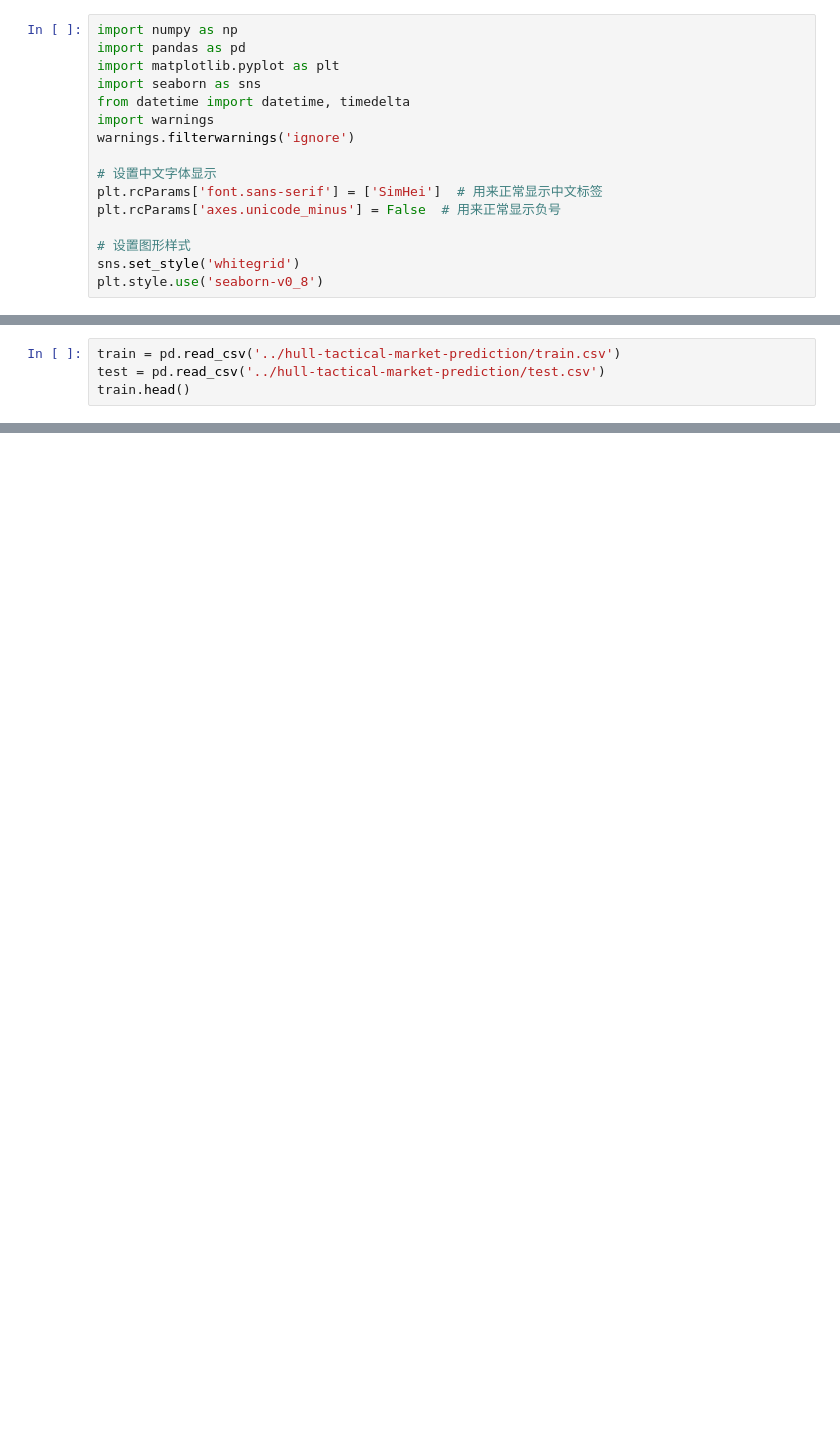
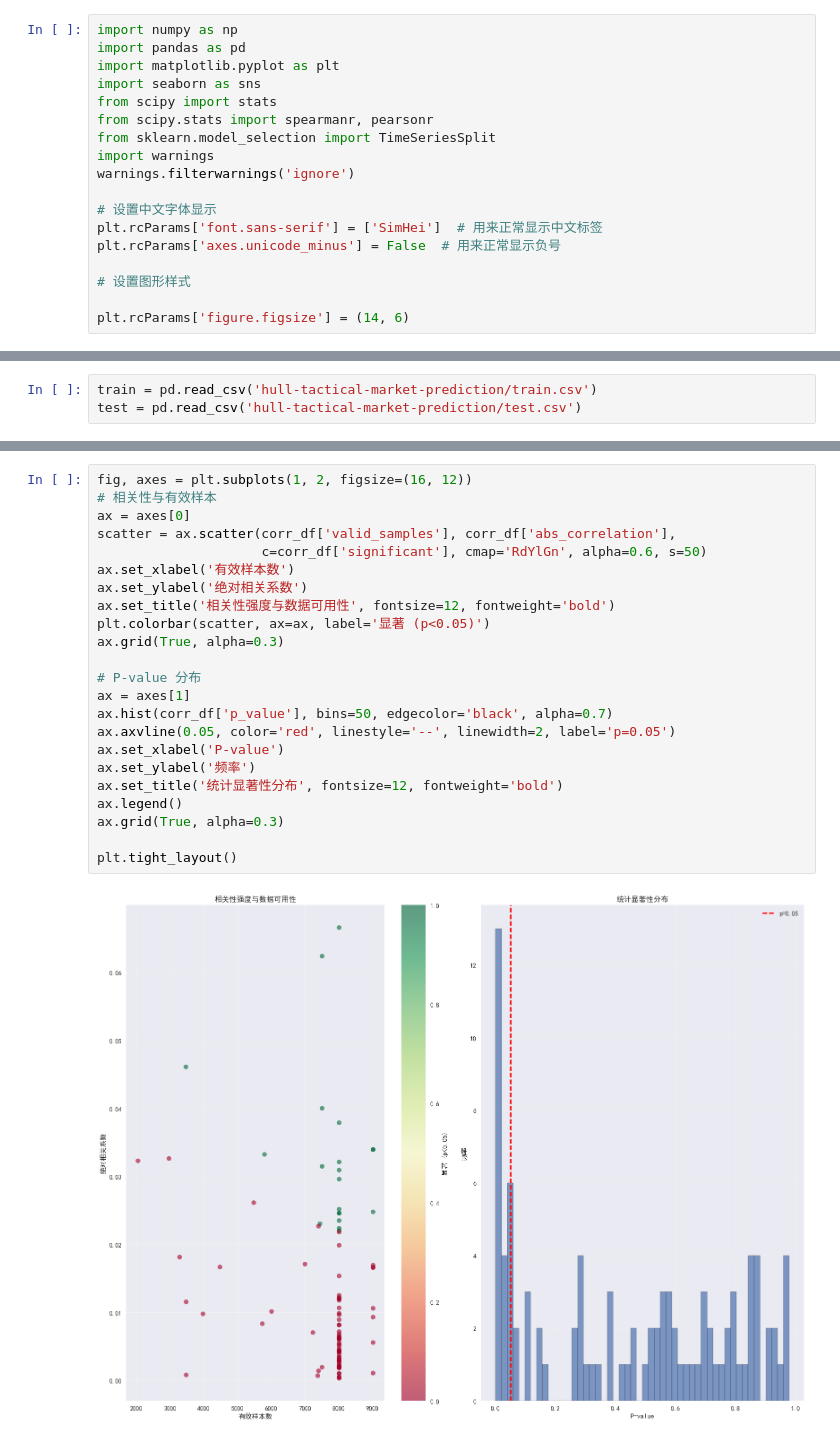
Before and after one commit to tothemooooon/Hull-Tactical-Market-Prediction, a Jupyter notebook: baseline.ipynb, the cells around one changed output, grey strips where cells are left out. Cells and saved outputs as stored; diff of their text form; blank space fills up the shorter version.

```diff
--- a/baseline.ipynb
+++ b/baseline.ipynb
@@ -3,7 +3,9 @@ import numpy as np
 import pandas as pd
 import matplotlib.pyplot as plt
 import seaborn as sns
-from datetime import datetime, timedelta
+from scipy import stats
+from scipy.stats import spearmanr, pearsonr
+from sklearn.model_selection import TimeSeriesSplit
 import warnings
 warnings.filterwarnings('ignore')
 
@@ -12,5 +14,5 @@ plt.rcParams['font.sans-serif'] = ['SimHei']  # 用来正常显示中文标签
 plt.rcParams['axes.unicode_minus'] = False  # 用来正常显示负号
 
 # 设置图形样式
-sns.set_style('whitegrid')
-plt.style.use('seaborn-v0_8')
+
+plt.rcParams['figure.figsize'] = (14, 6)
@@ -17,4 +21,3 @@ plt.style.use('seaborn-v0_8')
 # %%
-train = pd.read_csv('../hull-tactical-market-prediction/train.csv')
-test = pd.read_csv('../hull-tactical-market-prediction/test.csv')
-train.head()
+train = pd.read_csv('hull-tactical-market-prediction/train.csv')
+test = pd.read_csv('hull-tactical-market-prediction/test.csv')
@@ -22,0 +396,25 @@ FileNotFoundError: [Errno 2] No such file or directory: '../hull-tactical-market
+# %%
+fig, axes = plt.subplots(1, 2, figsize=(16, 12))
+# 相关性与有效样本
+ax = axes[0]
+scatter = ax.scatter(corr_df['valid_samples'], corr_df['abs_correlation'],
+                     c=corr_df['significant'], cmap='RdYlGn', alpha=0.6, s=50)
+ax.set_xlabel('有效样本数')
+ax.set_ylabel('绝对相关系数')
+ax.set_title('相关性强度与数据可用性', fontsize=12, fontweight='bold')
+plt.colorbar(scatter, ax=ax, label='显著 (p<0.05)')
+ax.grid(True, alpha=0.3)
+
+# P-value 分布
+ax = axes[1]
+ax.hist(corr_df['p_value'], bins=50, edgecolor='black', alpha=0.7)
+ax.axvline(0.05, color='red', linestyle='--', linewidth=2, label='p=0.05')
+ax.set_xlabel('P-value')
+ax.set_ylabel('频率')
+ax.set_title('统计显著性分布', fontsize=12, fontweight='bold')
+ax.legend()
+ax.grid(True, alpha=0.3)
+
+plt.tight_layout()
+# %% [output]
+[figure, added]
```
Also changed, not shown: parts of 14 cells of this notebook.
